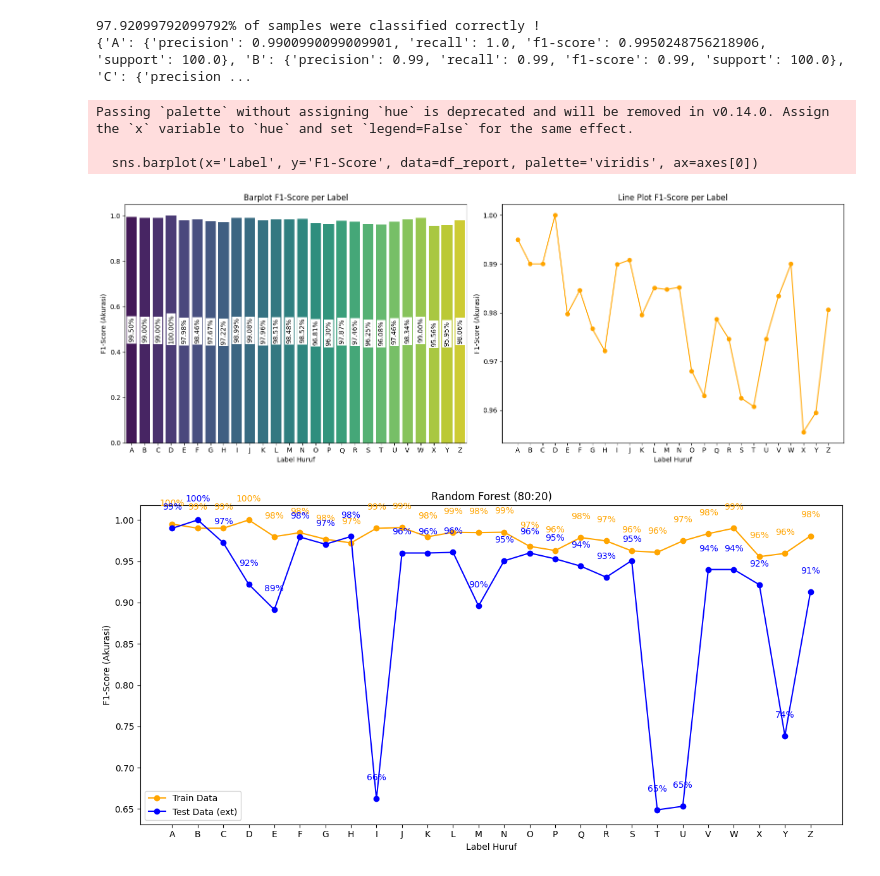
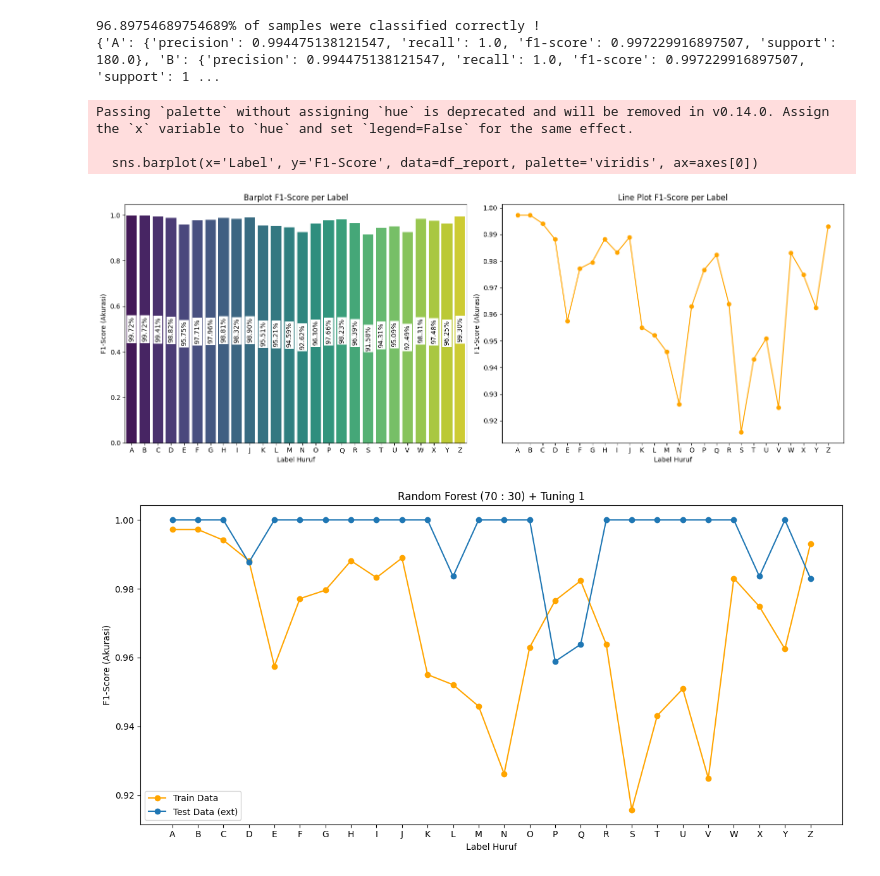
Before and after one commit to fillahalfatih/signee, a Jupyter notebook: jupyter/training-model.ipynb, the cells around one changed output. Saved outputs shown, nothing was run; the diff lists cells and outputs as text; code cells hidden in the pictures.

```diff
--- a/jupyter/training-model.ipynb
+++ b/jupyter/training-model.ipynb
@@ -161,5 +164,5 @@ Passing `palette` without assigning `hue` is deprecated and will be removed in v
 # %%
-# --- Random Forest (80 : 20)
+# --- Random Forest (70 : 30) + Tuning 1
 
 import matplotlib.pyplot as plt
 import pickle
@@ -191,10 +194,19 @@ labels = np.array(data_dict['labels'][:len(valid_data)])  # Sesuaikan dengan jum
 labels_dict = {i: label for i, label in enumerate(sorted(set(labels)))}
 
 # Split data menjadi training dan testing
-x_train, x_test, y_train, y_test = train_test_split(data, labels, test_size=0.20, shuffle=True, stratify=labels)
+x_train, x_test, y_train, y_test = train_test_split(data, labels, test_size=0.30, shuffle=True, stratify=labels)
 
 # Inisialisasi dan latih model
-model = RandomForestClassifier()
+model = RandomForestClassifier(
+    n_estimators=200,         # Jumlah pohon, bisa dicoba 100-500
+    max_depth=20,             # Maksimal kedalaman tiap pohon
+    min_samples_split=5,      # Minimum sampel untuk split internal node
+    min_samples_leaf=2,       # Minimum sampel untuk leaf node
+    max_features='sqrt',      # Fitur yang dipilih saat split
+    bootstrap=True,           # Gunakan bootstrap sampling
+    random_state=42,          # Untuk reproduksibilitas
+    n_jobs=-1                 # Gunakan semua core CPU
+)
 
 # Data sudah memiliki bentuk yang sesuai
 model.fit(x_train, y_train)
@@ -216,15 +228,15 @@ if os.path.exists(model_filename):
     os.rename(model_filename, new_filename)
 
 # Tentukan folder untuk menyimpan model
-model_folder = '../model/'
+model_folder = '../model-tuning/'
 if not os.path.exists(model_folder):
     os.makedirs(model_folder)
 
 # Tentukan nama file model dengan increment
 i = 1
-model_filename = os.path.join(model_folder, 'rf_model_82.p')
+model_filename = os.path.join(model_folder, 'rf_model_73_tn1.p')
 while os.path.exists(model_filename):
-    model_filename = os.path.join(model_folder, f'rf_model_82_{i}.p')
+    model_filename = os.path.join(model_folder, f'rf_model_73_tn1_{i}.p')
     i += 1
 
 # Simpan model ke file
@@ -282,40 +294,40 @@ if not valid_test_data:
 test_data = np.array(valid_test_data)
 test_labels = np.array(test_data_dict['labels'][:len(valid_test_data)])
 
 # Prediksi test data eksternal
 test_predict = model.predict(test_data)
 
 # Classification report untuk test data
 external_report = classification_report(test_labels, test_predict, target_names=[labels_dict[i] for i in sorted(labels_dict.keys())], output_dict=True)
 
 # Ekstraksi F1-score dari test data
 f1_scores_external = [external_report[class_name]['f1-score'] for class_name in class_names]
 
 # === LINE PLOT PERBANDINGAN ===
 plt.figure(figsize=(12, 6))
 plt.plot(df_report['Label'], df_report['F1-Score'], marker='o', linestyle='-', color='orange', label='Train Data')
-plt.plot(df_report['Label'], f1_scores_external, marker='o', linestyle='-', color='blue', label='Test Data (ext)')
+plt.plot(df_report['Label'], f1_scores_external, marker='o', linestyle='-', color='C0', label='Test Data (ext)')
 
 # Label dan title
 plt.xlabel('Label Huruf')
 plt.ylabel('F1-Score (Akurasi)')
-plt.title('Random Forest (80:20)')
+plt.title('Random Forest (70 : 30) + Tuning 1')
 # plt.grid(True)
 plt.legend()
 
 # Tambahkan nilai di atas titik untuk kedua garis
-for x, y1, y2 in zip(df_report['Label'], df_report['F1-Score'], f1_scores_external):
-    plt.text(x, y1 + 0.02, f'{y1*100:.0f}%', ha='center', va='bottom', color='orange')
-    plt.text(x, y2 + 0.02, f'{y2*100:.0f}%', ha='center', va='bottom', color='blue')
+# for x, y1, y2 in zip(df_report['Label'], df_report['F1-Score'], f1_scores_external):
+#     plt.text(x, y1 + 0.02, f'{y1*100:.0f}%', ha='center', va='bottom', color='orange')
+#     plt.text(x, y2 + 0.02, f'{y2*100:.0f}%', ha='center', va='bottom', color='C0')
 
 plt.tight_layout()
 plt.show()
 # %% [output]
-97.92099792099792% of samples were classified correctly !
-{'A': {'precision': 0.9900990099009901, 'recall': 1.0, 'f1-score': 0.9950248756218906, 'support': 100.0}, 'B': {'precision': 0.99, 'recall': 0.99, 'f1-score': 0.99, 'support': 100.0}, 'C': {'precision ...
+96.89754689754689% of samples were classified correctly !
+{'A': {'precision': 0.994475138121547, 'recall': 1.0, 'f1-score': 0.997229916897507, 'support': 180.0}, 'B': {'precision': 0.994475138121547, 'recall': 1.0, 'f1-score': 0.997229916897507, 'support': 1 ...
 Passing `palette` without assigning `hue` is deprecated and will be removed in v0.14.0. Assign the `x` variable to `hue` and set `legend=False` for the same effect.
 
   sns.barplot(x='Label', y='F1-Score', data=df_report, palette='viridis', ax=axes[0])
-[figure, old version]
+[figure, new version]
-[figure, old version]
+[figure, new version]
 # %%
```
Also changed, not shown: parts of 8 cells of this notebook, 5 other files.
